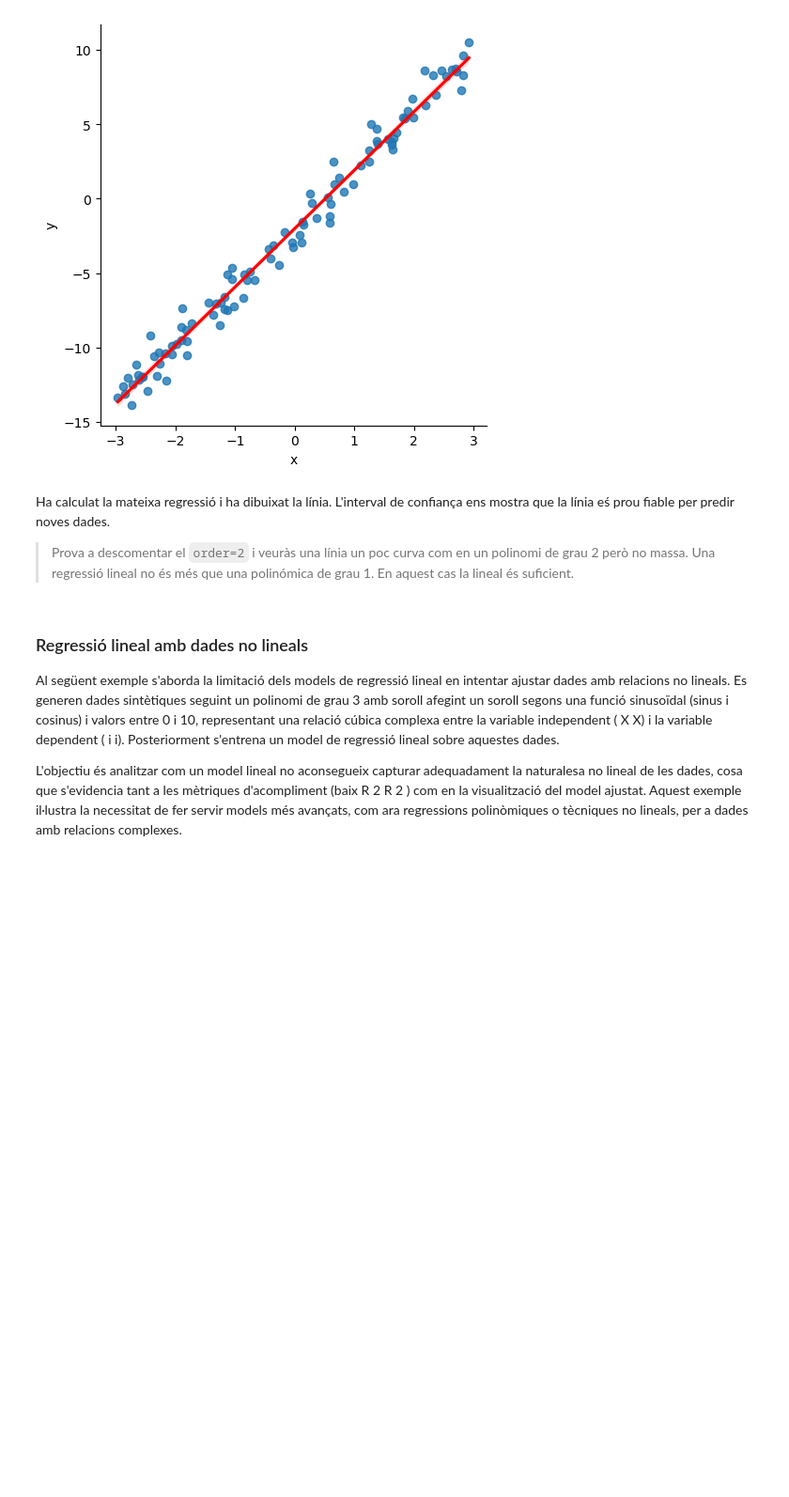
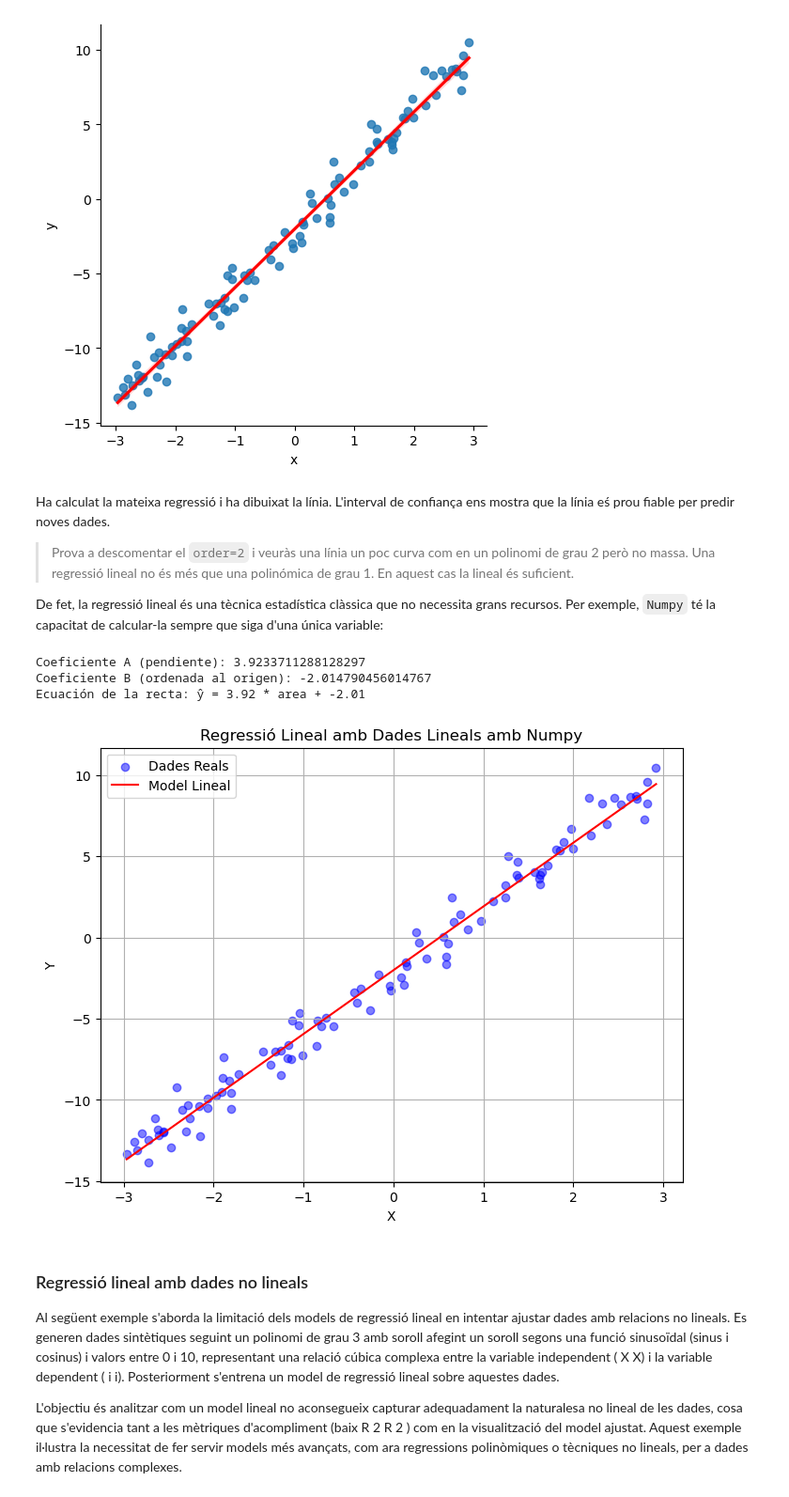
Before and after one commit to xxjcaxx/Disseny-i-avaluacio-de-models, a Jupyter notebook: apunts/documents/regressió.ipynb, the cells around one changed output. Shown at 94% size. Drawn from its saved outputs; the diff is of its cells as text; code cells hidden in the pictures; blank space fills up the shorter version.

```diff
--- a/apunts/documents/regressió.ipynb
+++ b/apunts/documents/regressió.ipynb
@@ -350,6 +351,37 @@ sns.lmplot(data=df, x="x", y="y", line_kws={'color': 'red'}) #, order=2)
 Ha calculat la mateixa regressió i ha dibuixat la línia. L'interval de confiança ens mostra que la línia eś prou fiable per predir noves dades.
 
 > Prova a descomentar el `order=2` i veuràs una línia un poc curva com en un polinomi de grau 2 però no massa. Una regressió lineal no és més que una polinómica de grau 1. En aquest cas la lineal és suficient.
+
+De fet, la regressió lineal és una tècnica estadística clàssica que no necessita grans recursos. Per exemple, `Numpy` té la capacitat de calcular-la sempre que siga d'una única variable:
+# %%
+import numpy as np
+# Realizar la regresión lineal
+X = df['x']
+y = df['y']
+# Calculo los términos de la recta
+A, B = np.polyfit(X, y, 1)
+ŷ = A * X + B # ŷ son los datos predichos
+print("Coeficiente A (pendiente):", A)
+print("Coeficiente B (ordenada al origen):", B)
+print("Ecuación de la recta: ŷ = {:.2f} * area + {:.2f}".format(A, B))
+# %% [output]
+Coeficiente A (pendiente): 3.9233711288128297
+Coeficiente B (ordenada al origen): -2.014790456014767
+Ecuación de la recta: ŷ = 3.92 * area + -2.01
+# %%
+plt.figure(figsize=(8, 6))  # Crear una figura amb una grandària específica
+plt.scatter(X, y, color='blue', alpha=0.5, label="Dades Reals")  # Graficar els punts de dades originals
+X_range = np.linspace(X.min(), X.max(), 100).reshape(-1, 1)  # Crear un rang continu de valors X
+y_range_pred = A * X_range + B  # Preveure valors de Y per al rang continu de X
+plt.plot(X_range, y_range_pred, color="red", label="Model Lineal")  # Graficar la línia del model
+plt.title("Regressió Lineal amb Dades Lineals amb Numpy")  # Títol del gràfic
+plt.xlabel("X")  # Etiqueta de l'eix X
+plt.ylabel("Y")  # Etiqueta de l'eix Y
+plt.legend()  # Mostrar la llegenda
+plt.grid()  # Afegir una quadrícula
+plt.show()  # Mostrar el gràfic
+# %% [output]
+[figure, added]
 # %% [markdown]
 ### Regressió lineal amb dades no lineals
 
```
Also changed, not shown: parts of 25 cells of this notebook, 8 other files.
